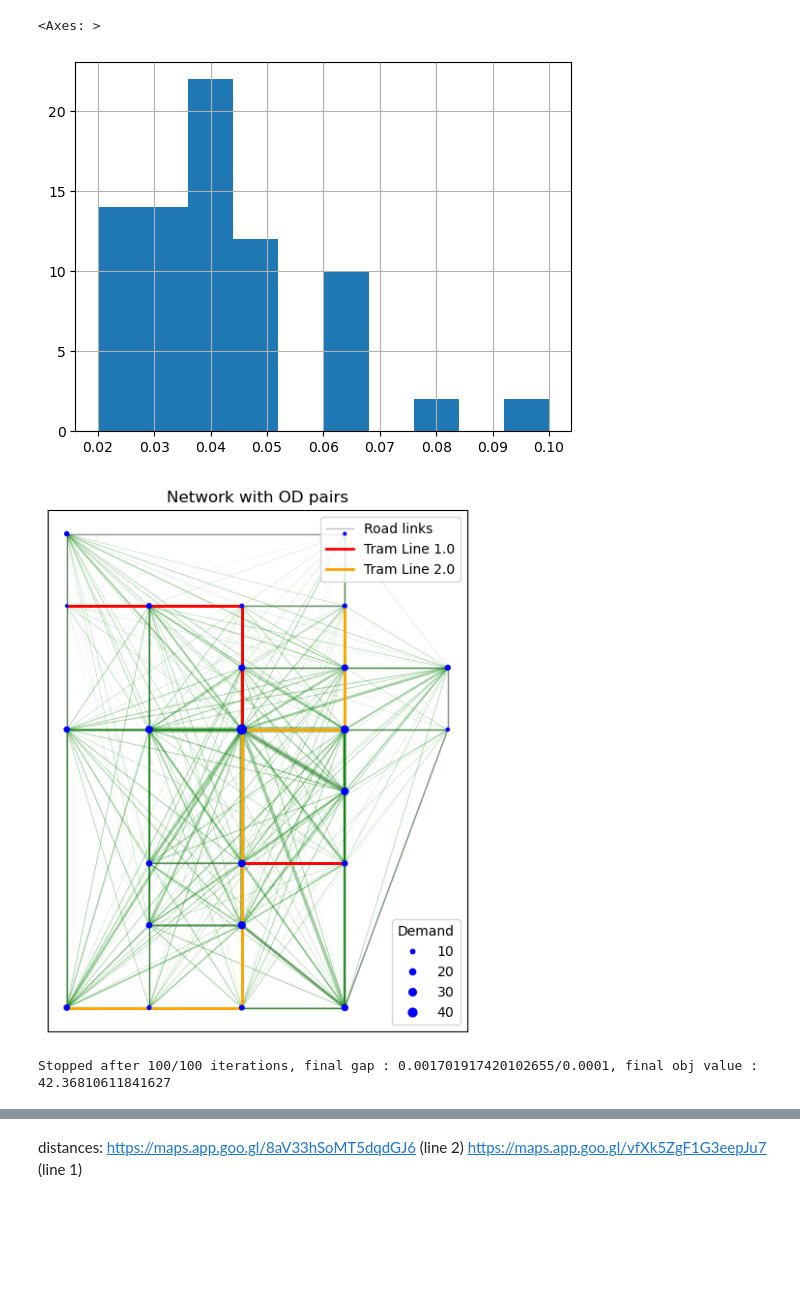
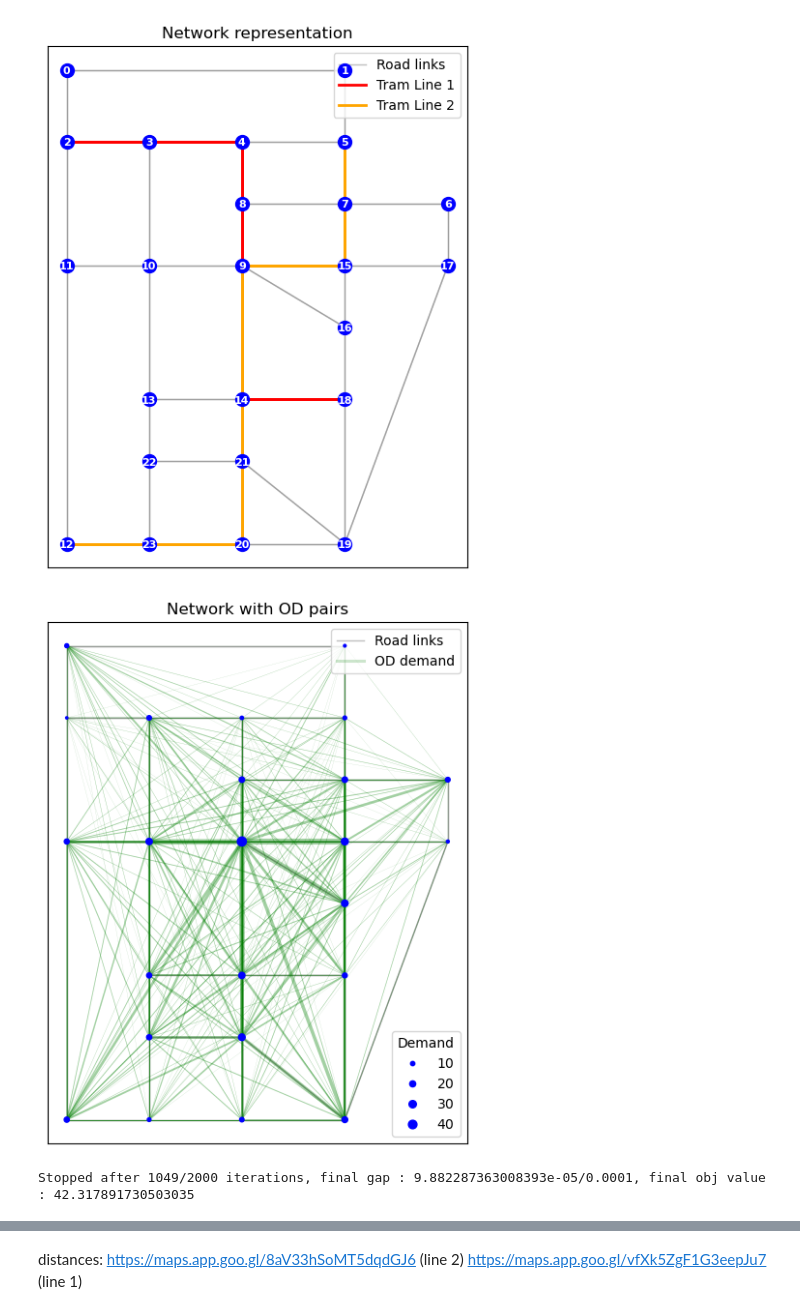
Before and after one commit to merlebleue/CIVIL-477-Transport-Networks---End-project, a Jupyter notebook: project_ars.ipynb, the cells around one changed output, grey strips where cells are left out. Drawn from its saved outputs; the diff is of its cells as text; code cells hidden in the pictures; blank space fills up the shorter version.

```diff
--- a/project_ars.ipynb
+++ b/project_ars.ipynb
@@ -10,21 +14,20 @@ from scipy.sparse.csgraph import dijkstra
 from functions import static_assignment_fw
 from functions import *
 from plot import plot_network
-# %%
-df_link.t0.hist()
-# %% [output]
-<Axes: >
-[figure, removed]
 # %%
 # load network
 df_od = pd.read_csv('sf/sf_od.csv')
 df_node = pd.read_csv('sf/sf_node.csv')
 df_link = pd.read_csv('sf/sf_link.csv')
 df_link_tram = pd.read_csv('sf/sf_link_tram.csv')
 
-plot_network(df_node, df_link, df_link_tram, df_od)
+plot_network(df_node, df_link, df_link_tram)
+plt.savefig("Latex/Figures/network.pgf")
+plot_network(df_node, df_link, df_od=df_od)
+plt.savefig("Latex/Figures/od_pairs.pgf")
 # %% [output]
-[figure, old version]
+[figure, new version]
+[figure, added]
 # %%
 # define cost function
 def BPR_cost_function(df_link, x):
@@ -35,9 +38,11 @@ def Beckmann_obj_function(df_link, x):
     return (df_link.t0 * x * (1 + 0.03 * (x / df_link.saturation)**4)).sum()
 # %%
 # first run with recommended parameters
-max_iter, max_gap, max_gap_ls = 100, 1e-4, 1e-2
+max_iter, max_gap, max_gap_ls = 2000, 1e-4, 1e-2
 x_star0, _, gap, obj = static_assignment_fw(df_od, df_link, df_link_tram, max_iter, max_gap, cost_function=BPR_cost_function, objective_function=Beckmann_obj_function)
 
 print(f"Stopped after {len(gap)}/{max_iter} iterations, final gap : {gap[-1]}/{max_gap}, final obj value : {obj[-1]}")
+
+np.save("x_star0", x_star0)
 # %% [output]
-Stopped after 100/100 iterations, final gap : 0.001701917420102655/0.0001, final obj value : 42.36810611841627
+Stopped after 1049/2000 iterations, final gap : 9.882287363008393e-05/0.0001, final obj value : 42.317891730503035
```
Also changed, not shown: parts of 28 cells of this notebook, 27 other files.
